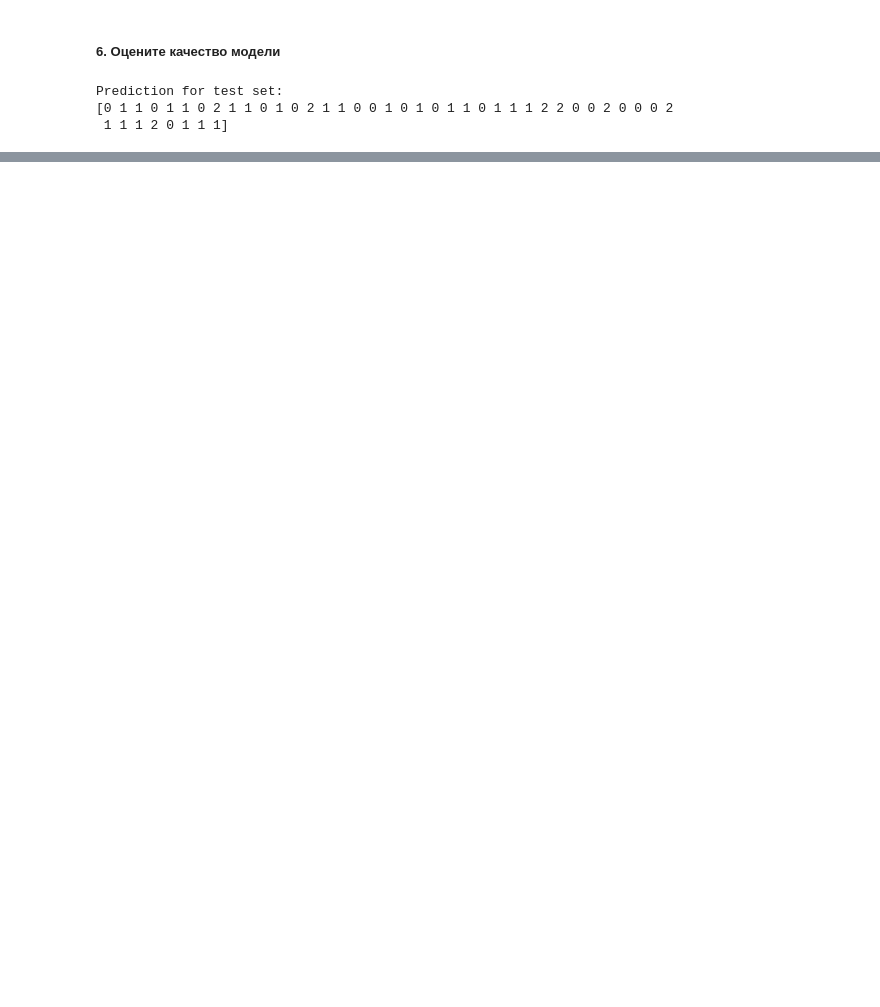
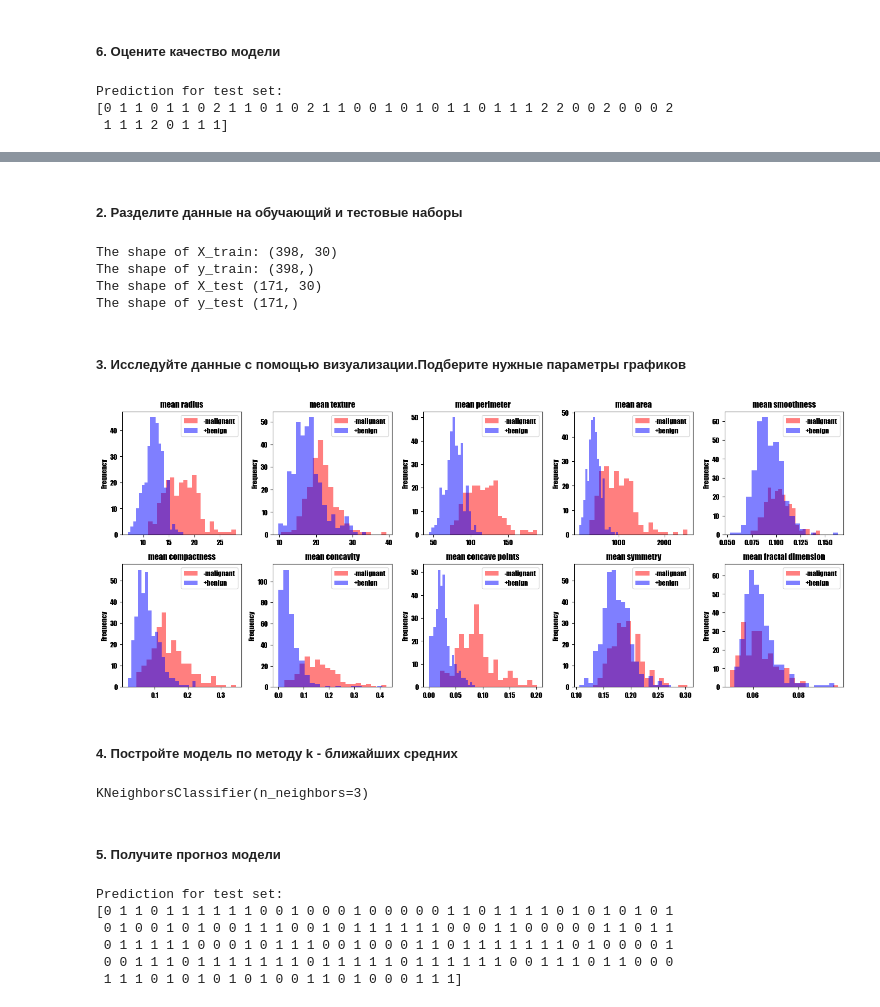
Before and after one commit to ayanasgba/big_data_labs, a Jupyter notebook: labWork4/lab4_Sagynbekova.ipynb, the cells around one changed output, grey strips where cells are left out. Drawn from its saved outputs; the diff is of its cells as text; code cells hidden in the pictures; blank space fills up the shorter version.

```diff
--- a/labWork4/lab4_Sagynbekova.ipynb
+++ b/labWork4/lab4_Sagynbekova.ipynb
@@ -584,0 +620,6 @@ Correctness on the test set(score): 0.76
+# %%
+from sklearn.datasets import load_breast_cancer
+cancer_dataset = load_breast_cancer()
+# %%
+cancer_data = pd.DataFrame(cancer_dataset.data, columns=cancer_dataset.feature_names)
+cancer_data.head(20)
@@ -584,0 +745,38 @@ Correctness on the test set(score): 0.76
+# %% [markdown]
+<h5> 2. Разделите данные на обучающий и тестовые наборы </h5>
+# %%
+X_train3, X_test3, y_train3, y_test3 = train_test_split(cancer_dataset['data'], cancer_dataset['target'], test_size=0.3,
+                                                        random_state=0)
+print("The shape of X_train: {}".format(X_train3.shape))
+print("The shape of y_train: {}".format(y_train3.shape))
+print("The shape of X_test {}".format(X_test3.shape))
+print("The shape of y_test {}".format(y_test3.shape))
+# %% [output]
+The shape of X_train: (398, 30)
+The shape of y_train: (398,)
+The shape of X_test (171, 30)
+The shape of y_test (171,)
+# %% [markdown]
+<h5> 3. Исследуйте данные с помощью визуализации.Подберите нужные параметры графиков </h5>
+# %%
+cancer_data['class'] = cancer_dataset.target_names[cancer_dataset.target]
+
+malignant_data = cancer_data[cancer_data['class'] == 'malignant']
+benign_data = cancer_data[cancer_data['class'] == 'benign']
+
+attributes = ['mean radius', 'mean texture', 'mean perimeter', 'mean area', 'mean smoothness', 'mean compactness', 'mean concavity', 'mean concave points', 'mean symmetry', 'mean fractal dimension']
+
+plt.figure(figsize=(15, 15))
+for i, attribute in enumerate(attributes):
+    plt.subplot(5, 5, i + 1)
+    plt.hist(malignant_data[attribute], bins=20, alpha=0.5, label='-malignant', color='red')
+    plt.hist(benign_data[attribute], bins=20, alpha=0.5, label='+benign', color='blue')
+    plt.ylabel('Frequency')
+    plt.legend()
+    plt.title(f'{attribute}')
+plt.tight_layout()
+plt.show()
+# %% [output]
+[figure, added]
+# %% [markdown]
+<h5> 4. Постройте модель по методу k - ближайших средних </h5>
@@ -584,0 +785,19 @@ Correctness on the test set(score): 0.76
+# %%
+knn3_1 = KNeighborsClassifier(n_neighbors=2)
+knn3_2 = KNeighborsClassifier(n_neighbors=3)
+knn3_1.fit(X_train3, y_train3)
+knn3_2.fit(X_train3, y_train3)
+# %% [output]
+KNeighborsClassifier(n_neighbors=3)
+# %% [markdown]
+<h5> 5. Получите прогноз модели </h5>
+# %%
+y_pred3 = knn3_1.predict(X_test3)
+print("Prediction for test set: \n{}".format(y_pred3))
+# %% [output]
+Prediction for test set:
+[0 1 1 0 1 1 1 1 1 1 0 0 1 0 0 0 1 0 0 0 0 0 1 1 0 1 1 1 1 0 1 0 1 0 1 0 1
+ 0 1 0 0 1 0 1 0 0 1 1 1 0 0 1 0 1 1 1 1 1 1 0 0 0 1 1 0 0 0 0 0 1 1 0 1 1
+ 0 1 1 1 1 1 0 0 0 1 0 1 1 1 0 0 1 0 0 0 1 1 0 1 1 1 1 1 1 1 0 1 0 0 0 0 1
+ 0 0 1 1 1 0 1 1 1 1 1 1 1 0 1 1 1 1 1 0 1 1 1 1 1 1 0 0 1 1 1 0 1 1 0 0 0
+ 1 1 1 0 1 0 1 0 1 0 1 0 0 1 1 0 1 0 0 0 1 1 1]
```
Also changed, not shown: parts of 41 cells of this notebook.
